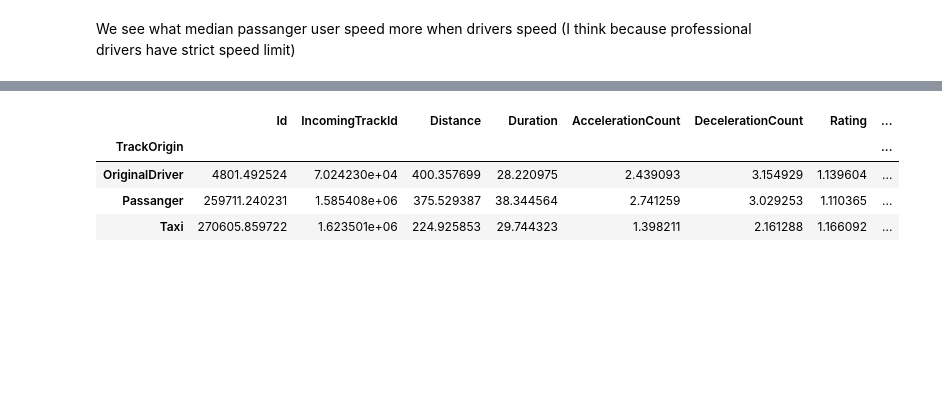
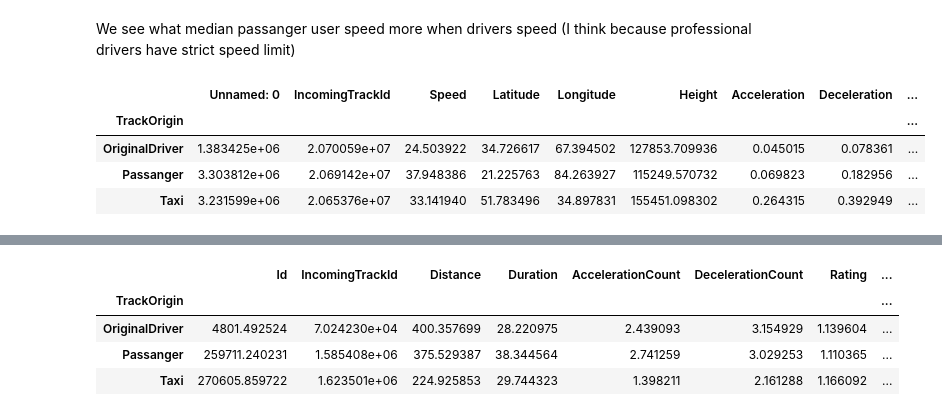
Before and after one commit to Cepera90/test, a Jupyter notebook: test_3.ipynb, the cells around one changed output, grey strips where cells are left out. Saved outputs shown, nothing was run; the diff lists cells and outputs as text; code cells hidden in the pictures; blank space fills up the shorter version.

```diff
--- a/test_3.ipynb
+++ b/test_3.ipynb
@@ -25,8 +25,17 @@ TC.groupby('TrackOrigin').median()
 # %% [markdown]
 We see what median passanger user speed more when drivers speed (I think because professional drivers have strict speed limit)
 # %%
-# Create new columns MidOverSpeed and HiOverSpeed
-#Sm = TC['Speed'].quantile(q=0.75)
-#Sh = TC['Speed'].quantile(q=0.95)
-#TC['MidOverSpeed'] = TC['Speed'].apply(lambda x: 0 if x <= Sm else x - Sm)
-#TC['HiOverSpeed'] = TC['Speed'].apply(lambda x: 0 if x <= Sh else x - Sh)
+#Create new columns MidOverSpeed and HiOverSpeed
+Sm = TC['Speed'].quantile(q=0.75)
+Sh = TC['Speed'].quantile(q=0.95)
+TC['MidOverSpeed'] = TC['Speed'].apply(lambda x: 0 if x <= Sm else x - Sm)
+TC['HiOverSpeed'] = TC['Speed'].apply(lambda x: 0 if x <= Sh else x - Sh)
+# %%
+# See mean values for drivers and passangers
+TC.groupby('TrackOrigin').mean()
+# %% [output]
+|  | Unnamed: 0 | IncomingTrackId | Speed | Latitude | Longitude | Height | Acceleration | Deceleration | ... |
+| TrackOrigin |  |  |  |  |  |  |  |  | ... |
+| OriginalDriver | 1.383425e+06 | 2.070059e+07 | 24.503922 | 34.726617 | 67.394502 | 127853.709936 | 0.045015 | 0.078361 | ... |
+| Passanger | 3.303812e+06 | 2.069142e+07 | 37.948386 | 21.225763 | 84.263927 | 115249.570732 | 0.069823 | 0.182956 | ... |
+| Taxi | 3.231599e+06 | 2.065376e+07 | 33.141940 | 51.783496 | 34.897831 | 155451.098302 | 0.264315 | 0.392949 | ... |
```
Also changed, not shown: parts of 3 cells of this notebook.
